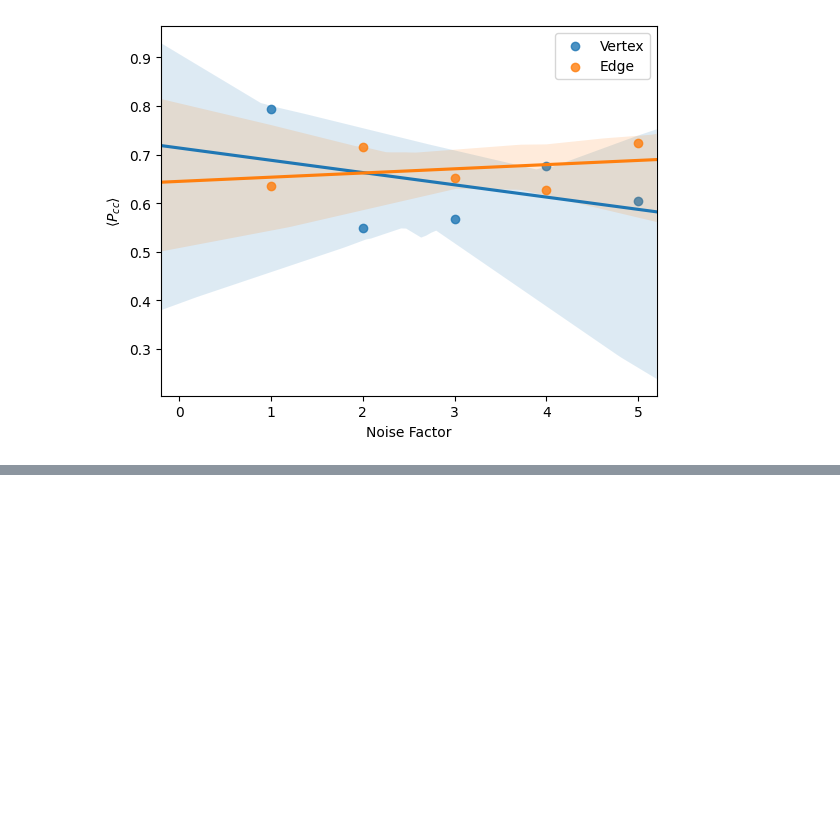
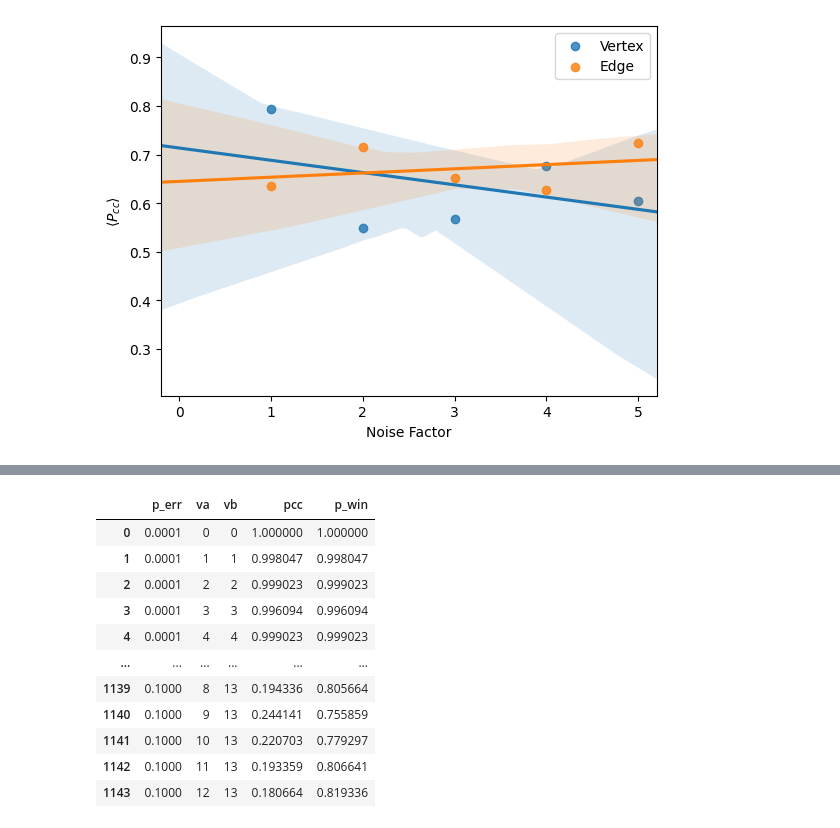
Before and after one commit to jfurches/nonlocalgames, a Jupyter notebook: examples/g14_on_ibm/zne.ipynb, the cells around one changed output, grey strips where cells are left out. Saved outputs shown, nothing was run; the diff lists cells and outputs as text; code cells hidden in the pictures; blank space fills up the shorter version.

```diff
--- a/examples/g14_on_ibm/zne.ipynb
+++ b/examples/g14_on_ibm/zne.ipynb
@@ -287,0 +298,88 @@ plt.show()
+# %%
+import pandas as pd
+
+from qiskit_aer import AerSimulator
+from qiskit_aer.primitives import Sampler, Estimator
+from qiskit_aer.noise import pauli_error, NoiseModel
+from qiskit_ibm_provider import IBMProvider
+
+provider = IBMProvider(name='full')
+hanoi = provider.get_backend('ibm_hanoi')
+basis_gates = hanoi.configuration().basis_gates
+
+def get_noise_model(p_err: float = 0):
+    model = NoiseModel()
+    error = pauli_error([
+        ('I', 1 - p_err),
+        ('X', p_err / 2),
+        ('Z', p_err / 2)
+    ])
+    cx_error = error.tensor(error)
+    model.add_all_qubit_quantum_error(cx_error, ['cx'])
+    return model
+
+records = []
+p_err_vals = np.logspace(-4, -1, num=13)
+for p_err in tqdm.tqdm_notebook(p_err_vals):
+    backend_options = {
+        'noise_model': get_noise_model(p_err),
+        'coupling_map': hanoi.coupling_map,
+        'basis_gates': basis_gates
+    }
+
+    run_options = {
+        'shots': 1024
+    }
+
+    transpile_options = {
+        'optimization_level': 3
+    }
+
+    # options = Options()
+    # options.simulator.set_backend()
+    # options.execution.shots = 1024
+    # options.optimization_level = 3
+    # options.resilience_level = 2  # ZNE
+    # options.resilience.noise_factors = [1, 2, 3, 4, 5]
+
+    estimator = Estimator(
+        backend_options=backend_options,
+        transpile_options=transpile_options,
+        run_options=run_options
+    )
+
+    circuits = []
+    for q in questions:
+        circuit = nlg._prepare_question(q)
+        circuit.remove_final_measurements()
+        circuits.append(circuit)
+
+    observables = [pcc] * len(circuits)
+
+    job = estimator.run(circuits=circuits, observables=observables)
+    result = job.result()
+    for (va, vb), pcc_val in zip(questions, result.values):
+        records.append({
+            'p_err': p_err,
+            'va': va,
+            'vb': vb,
+            'pcc': pcc_val,
+            'p_win': pcc_val if va == vb else 1 - pcc_val
+        })
+
+df = pd.DataFrame.from_records(records)
+df.to_csv('simulated_noise_hanoi.csv', index=False)
+df
+# %% [output]
+|  | p_err | va | vb | pcc | p_win |
+| 0 | 0.0001 | 0 | 0 | 1.000000 | 1.000000 |
+| 1 | 0.0001 | 1 | 1 | 0.998047 | 0.998047 |
+| 2 | 0.0001 | 2 | 2 | 0.999023 | 0.999023 |
+| 3 | 0.0001 | 3 | 3 | 0.996094 | 0.996094 |
+| 4 | 0.0001 | 4 | 4 | 0.999023 | 0.999023 |
+| ... | ... | ... | ... | ... | ... |
+| 1139 | 0.1000 | 8 | 13 | 0.194336 | 0.805664 |
+| 1140 | 0.1000 | 9 | 13 | 0.244141 | 0.755859 |
+| 1141 | 0.1000 | 10 | 13 | 0.220703 | 0.779297 |
+| 1142 | 0.1000 | 11 | 13 | 0.193359 | 0.806641 |
+| 1143 | 0.1000 | 12 | 13 | 0.180664 | 0.819336 |
```
Also changed, not shown: parts of 8 cells of this notebook, 3 other files.
